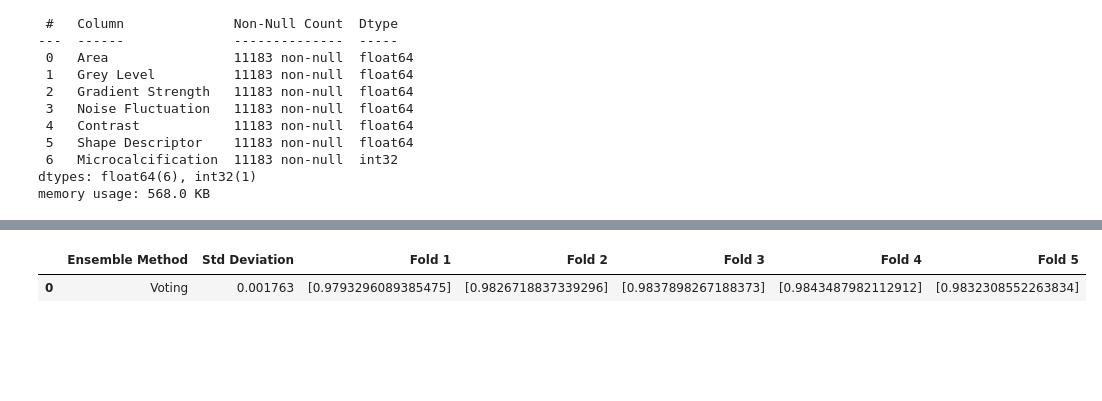
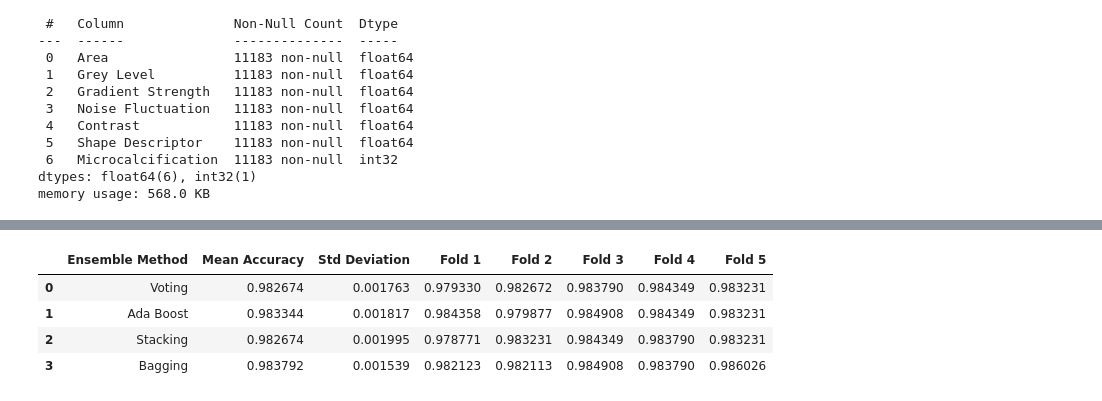
Before and after one commit to ardzz/machine-learning-college, a Jupyter notebook: Classification/classification_solver.ipynb, the cells around one changed output, grey strips where cells are left out. Cells and saved outputs as stored; diff of their text form; code cells hidden in the pictures; blank space fills up the shorter version.

```diff
--- a/Classification/classification_solver.ipynb
+++ b/Classification/classification_solver.ipynb
@@ -190,9 +190,13 @@ models = {
 results_data = []
 
 # Perform k-fold cross-validation for each model
+# Perform k-fold cross-validation for each model
 for name, model in models.items():
     kfold = KFold(n_splits=5, shuffle=True, random_state=42)
     fold_results = []
+    fold_recall = []
+    fold_support = []
+    fold_f1_score = []
     for fold, (train_index, val_index) in enumerate(kfold.split(X_train, y_train), 1):
         X_train_fold, X_val_fold = X_train[train_index], X_train[val_index]
         y_train_fold, y_val_fold = y_train.iloc[train_index], y_train.iloc[val_index]
@@ -200,11 +204,22 @@ for name, model in models.items():
         y_pred_fold = model.predict(X_val_fold)
         fold_acc = accuracy_score(y_val_fold, y_pred_fold)
         fold_results.append(fold_acc)
+
+        report = classification_report(y_val_fold, y_pred_fold, output_dict=True)
+        fold_recall.append(report['macro avg']['recall'])
+        fold_support.append(report['macro avg']['support'])
+        fold_f1_score.append(report['macro avg']['f1-score'])
+
     mean_accuracy = np.mean(fold_results)
     std_deviation = np.std(fold_results)
+    mean_recall = np.mean(fold_recall)
+    mean_support = np.mean(fold_support)
+    mean_f1_score = np.mean(fold_f1_score)
 
     # Append results to list
-    results_data.append({"Model": name, "Mean Accuracy": mean_accuracy, **{f"Fold {i}": acc for i, acc in enumerate(fold_results, 1)}})
+    results_data.append({"Model": name, "Mean Accuracy": mean_accuracy, "Mean Recall": mean_recall,
+                         "Mean Support": mean_support, "Mean F1 Score": mean_f1_score,
+                         **{f"Fold {i}": acc for i, acc in enumerate(fold_results, 1)}})
 
 # Create DataFrame from list
 results_df = pd.DataFrame(results_data)
@@ -221,39 +236,44 @@ results_df
 # %%
-from sklearn.ensemble import VotingClassifier
+from sklearn.ensemble import VotingClassifier, AdaBoostClassifier, StackingClassifier, BaggingClassifier
 
 # Convert the dictionary items to a list of tuples
 estimators = list(models.items())
 # Define ensemble methods
 ensemble_methods = {
     "Voting": VotingClassifier(estimators=estimators, voting='hard'),
-    # You can include other ensemble methods like AdaBoost, Bagging, etc.
+    "Ada Boost": AdaBoostClassifier(base_estimator=DecisionTreeClassifier(max_depth=5)),
+    "Stacking": StackingClassifier(estimators=estimators),
+    "Bagging": BaggingClassifier(base_estimator=DecisionTreeClassifier(max_depth=5))
 }
 
 results_data = []
 
 # Perform k-fold cross-validation for each ensemble method
-# Perform k-fold cross-validation for each model
 for name, model in ensemble_methods.items():
     kfold = KFold(n_splits=5, shuffle=True, random_state=42)
-    fold_accuracies = [[] for _ in range(5)]  # List to store fold accuracies for each fold
+    fold_accuracies = []  # List to store fold accuracies
     for fold, (train_index, val_index) in enumerate(kfold.split(X_train, y_train), 1):
         X_train_fold, X_val_fold = X_train[train_index], X_train[val_index]
         y_train_fold, y_val_fold = y_train.iloc[train_index], y_train.iloc[val_index]
         model.fit(X_train_fold, y_train_fold)
         y_pred_fold = model.predict(X_val_fold)
         fold_acc = accuracy_score(y_val_fold, y_pred_fold)
-        fold_accuracies[fold - 1].append(fold_acc)  # Append fold accuracy to the corresponding fold index
+        fold_accuracies.append(fold_acc)
     mean_accuracy = np.mean(fold_accuracies)
     std_deviation = np.std(fold_accuracies)
 
     # Append results to the list
-    results_data.append({"Ensemble Method": name, "Std Deviation": std_deviation, **{f"Fold {i+1}": acc for i, acc in enumerate(fold_accuracies)}})
+    results_data.append({"Ensemble Method": name, "Mean Accuracy": mean_accuracy, "Std Deviation": std_deviation,
+                         **{f"Fold {i}": acc for i, acc in enumerate(fold_accuracies, 1)}})
 
 # Create DataFrame from list
 results_df = pd.DataFrame(results_data)
 
 # Display the DataFrame
 results_df
 # %% [output]
-|  | Ensemble Method | Std Deviation | Fold 1 | Fold 2 | Fold 3 | Fold 4 | Fold 5 |
-| 0 | Voting | 0.001763 | [0.9793296089385475] | [0.9826718837339296] | [0.9837898267188373] | [0.9843487982112912] | [0.9832308552263834] |
+|  | Ensemble Method | Mean Accuracy | Std Deviation | Fold 1 | Fold 2 | Fold 3 | Fold 4 | Fold 5 |
+| 0 | Voting | 0.982674 | 0.001763 | 0.979330 | 0.982672 | 0.983790 | 0.984349 | 0.983231 |
+| 1 | Ada Boost | 0.983344 | 0.001817 | 0.984358 | 0.979877 | 0.984908 | 0.984349 | 0.983231 |
+| 2 | Stacking | 0.982674 | 0.001995 | 0.978771 | 0.983231 | 0.984349 | 0.983790 | 0.983231 |
+| 3 | Bagging | 0.983792 | 0.001539 | 0.982123 | 0.982113 | 0.984908 | 0.983790 | 0.986026 |
```
Also changed, not shown: parts of 2 cells of this notebook.
